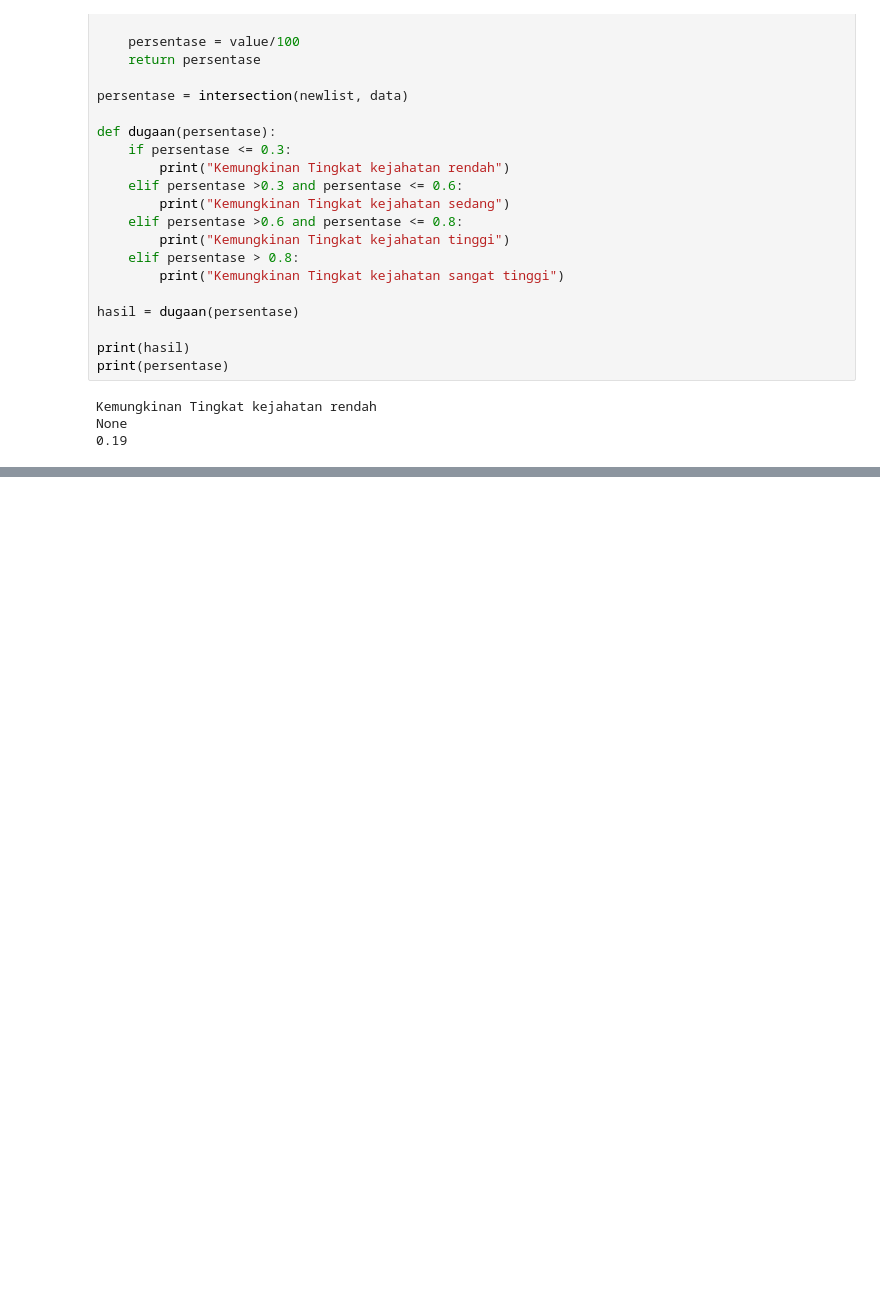
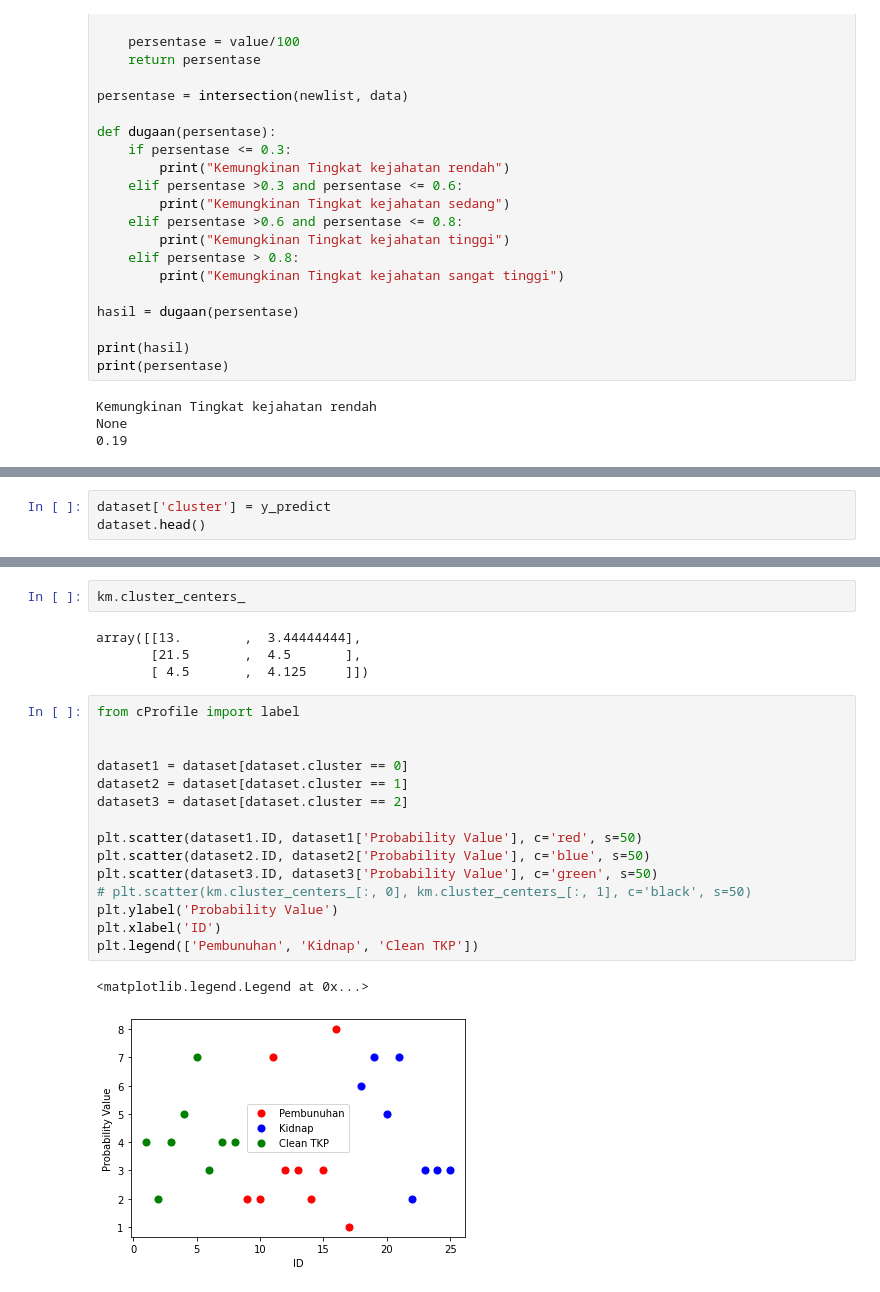
Before and after one commit to TioHalu/suspicious-item-detection, a Jupyter notebook: main.ipynb, the cells around one changed output, grey strips where cells are left out. Cells and saved outputs as stored; diff of their text form; blank space fills up the shorter version.

```diff
--- a/main.ipynb
+++ b/main.ipynb
@@ -186,0 +269,3 @@ None
+# %%
+dataset['cluster'] = y_predict
+dataset.head()
@@ -186,0 +279,24 @@ None
+# %%
+km.cluster_centers_
+# %% [output]
+array([[13.        ,  3.44444444],
+       [21.5       ,  4.5       ],
+       [ 4.5       ,  4.125     ]])
+# %%
+from cProfile import label
+
+
+dataset1 = dataset[dataset.cluster == 0]
+dataset2 = dataset[dataset.cluster == 1]
+dataset3 = dataset[dataset.cluster == 2]
+
+plt.scatter(dataset1.ID, dataset1['Probability Value'], c='red', s=50)
+plt.scatter(dataset2.ID, dataset2['Probability Value'], c='blue', s=50)
+plt.scatter(dataset3.ID, dataset3['Probability Value'], c='green', s=50)
+# plt.scatter(km.cluster_centers_[:, 0], km.cluster_centers_[:, 1], c='black', s=50)
+plt.ylabel('Probability Value')
+plt.xlabel('ID')
+plt.legend(['Pembunuhan', 'Kidnap', 'Clean TKP'])
+# %% [output]
+<matplotlib.legend.Legend at 0x...>
+[figure, added]
```
Also changed, not shown: parts of 8 cells of this notebook, 1 other file.
